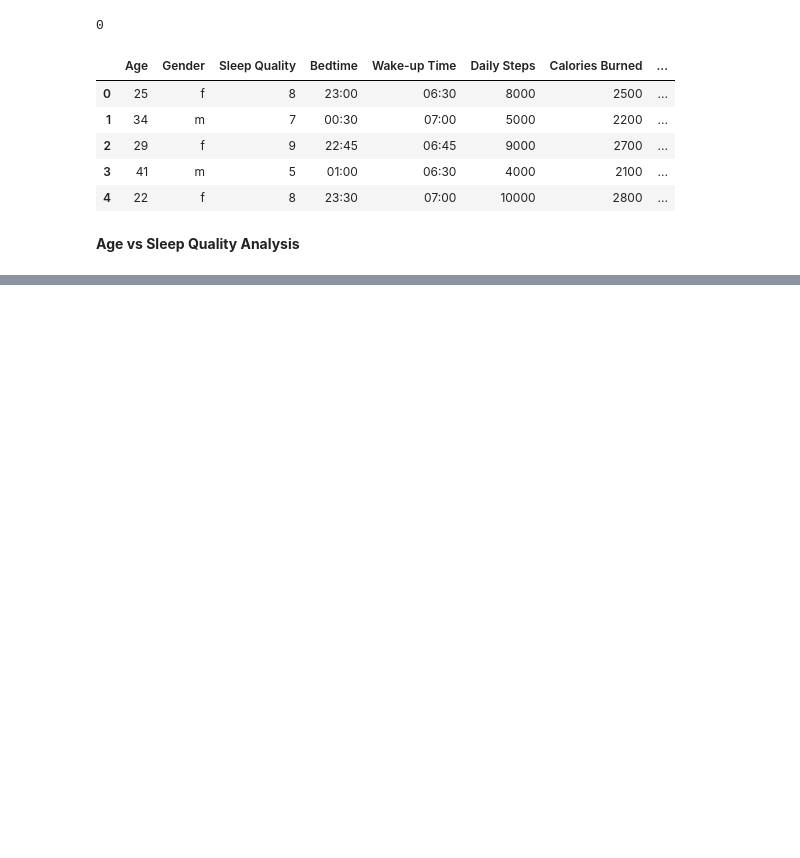
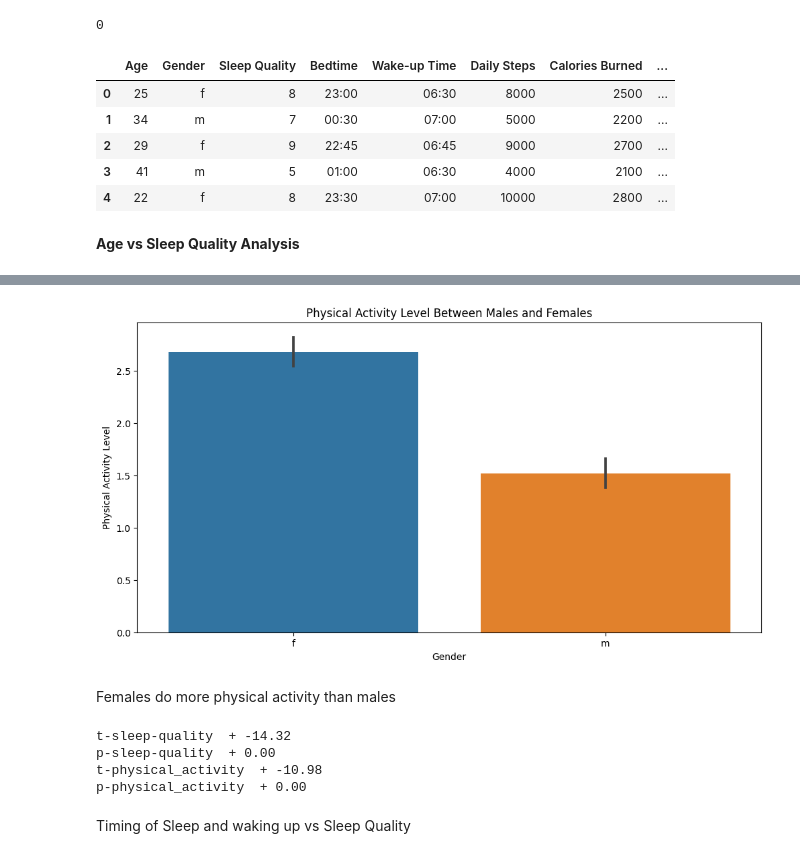
Before and after one commit to Nseconds/Sleep-Data-analysis, a Jupyter notebook: sleep-data-analysis.ipynb, the cells around one changed output, grey strips where cells are left out. Drawn from its saved outputs; the diff is of its cells as text; code cells hidden in the pictures; blank space fills up the shorter version.

```diff
--- a/sleep-data-analysis.ipynb
+++ b/sleep-data-analysis.ipynb
@@ -356,0 +169,11 @@ plt.show()
+# %%
+plt.figure(figsize=(12, 6))
+sns.barplot(x='Gender', y='Physical Activity Level', data=df)
+plt.title('Physical Activity Level Between Males and Females')
+plt.xlabel('Gender')
+plt.ylabel('Physical Activity Level')
+plt.show()
+# %% [output]
+[figure, added]
+# %% [markdown]
+Females do more physical activity than males
@@ -356,0 +193,12 @@ plt.show()
+# %%
+print(f"t-sleep-quality  + {t_sleep_quality:.2f}")
+print(f"p-sleep-quality  + {p_sleep_quality:.2f}")
+print(f"t-physical_activity  + {t_physical_activity:.2f}")
+print(f"p-physical_activity  + {p_physical_activity:.2f}")
+# %% [output]
+t-sleep-quality  + -14.32
+p-sleep-quality  + 0.00
+t-physical_activity  + -10.98
+p-physical_activity  + 0.00
+# %% [markdown]
+Timing of Sleep and waking up vs Sleep Quality
```
Also changed, not shown: parts of 97 cells of this notebook.
